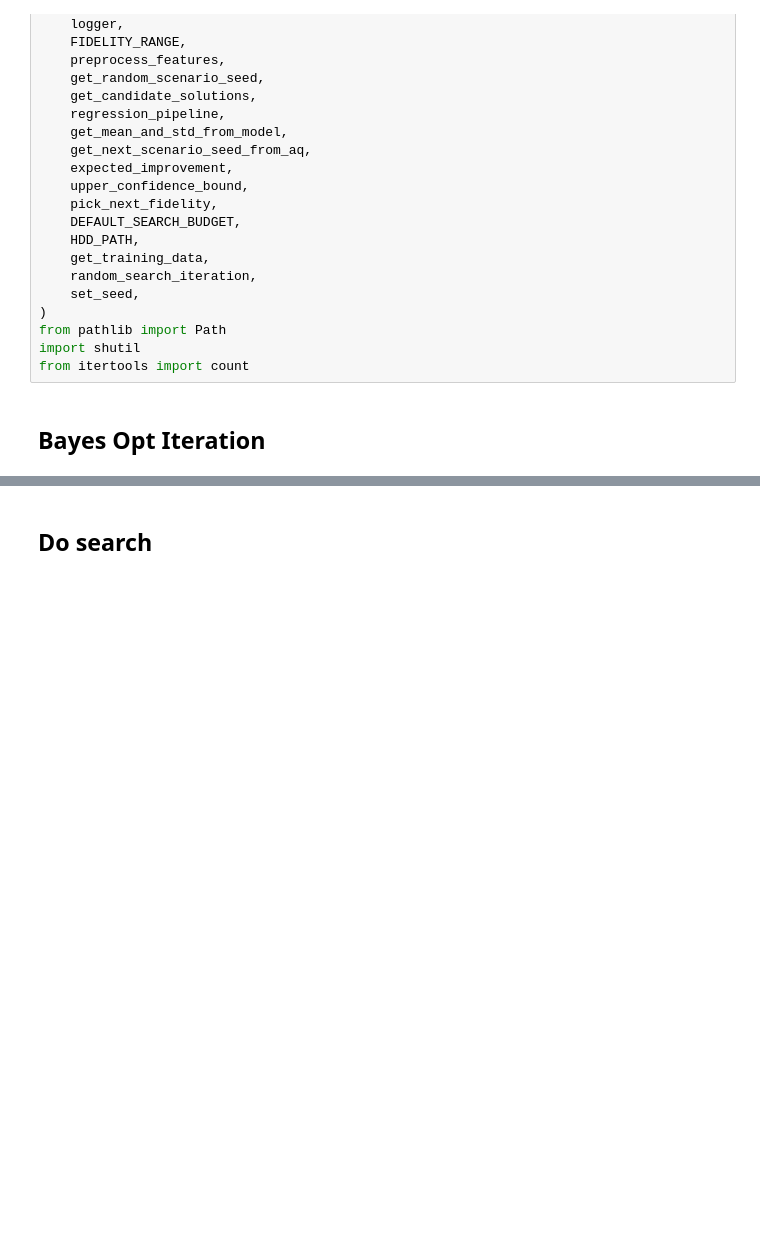
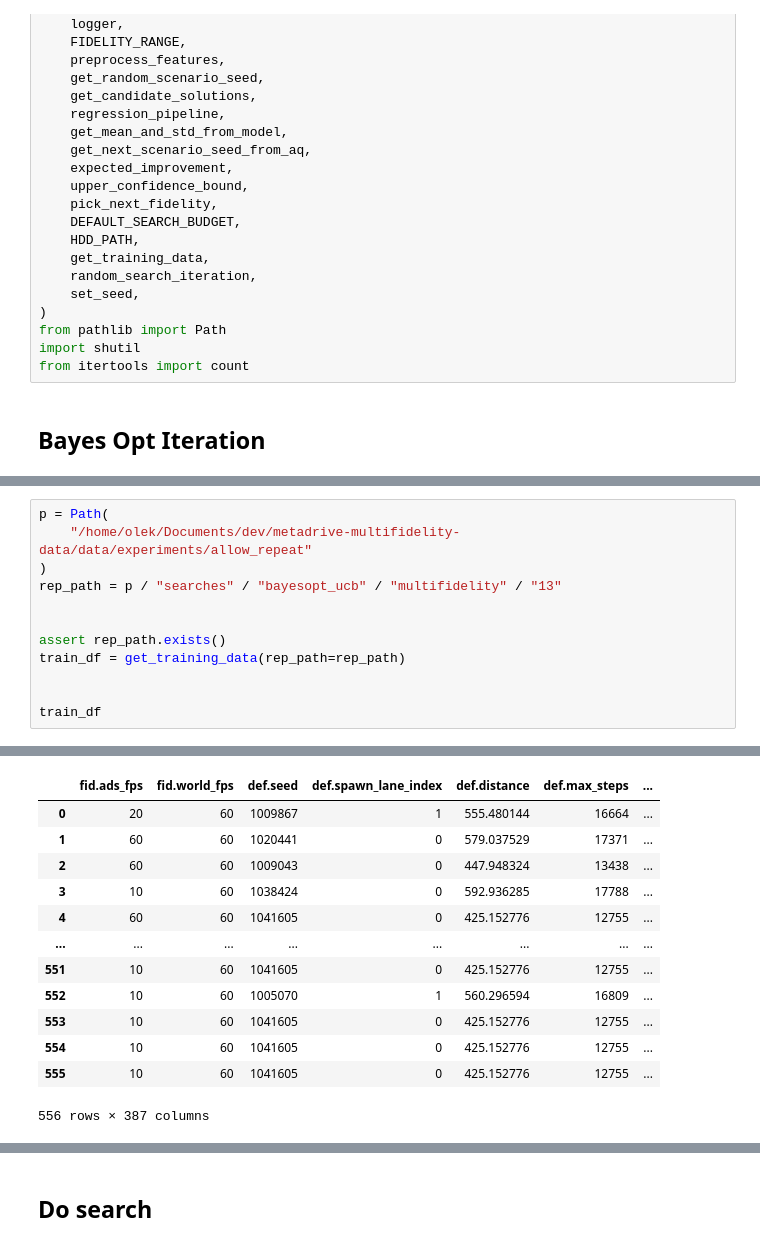
Before and after one commit to olek-osikowicz/metadrive, a Jupyter notebook: olek/allow_same_scenario_check.ipynb, the cells around one changed output, grey strips where cells are left out. Drawn from its saved outputs; the diff is of its cells as text; blank space fills up the shorter version.

```diff
--- a/olek/allow_same_scenario_check.ipynb
+++ b/olek/allow_same_scenario_check.ipynb
@@ -109 +131,14 @@ def bayes_opt_iteration_new(
     return next_seed, next_fidelity
+# %%
+p = Path(
+    "/home/olek/Documents/dev/metadrive-multifidelity-data/data/experiments/allow_repeat"
+)
+rep_path = p / "searches" / "bayesopt_ucb" / "multifidelity" / "13"
+
+
+assert rep_path.exists()
+train_df = get_training_data(rep_path=rep_path)
+
+
+train_df
+# %% [output]
@@ -109,0 +146,13 @@ def bayes_opt_iteration_new(
+|  | fid.ads_fps | fid.world_fps | def.seed | def.spawn_lane_index | def.distance | def.max_steps | ... |
+| 0 | 20 | 60 | 1009867 | 1 | 555.480144 | 16664 | ... |
+| 1 | 60 | 60 | 1020441 | 0 | 579.037529 | 17371 | ... |
+| 2 | 60 | 60 | 1009043 | 0 | 447.948324 | 13438 | ... |
+| 3 | 10 | 60 | 1038424 | 0 | 592.936285 | 17788 | ... |
+| 4 | 60 | 60 | 1041605 | 0 | 425.152776 | 12755 | ... |
+| ... | ... | ... | ... | ... | ... | ... | ... |
+| 551 | 10 | 60 | 1041605 | 0 | 425.152776 | 12755 | ... |
+| 552 | 10 | 60 | 1005070 | 1 | 560.296594 | 16809 | ... |
+| 553 | 10 | 60 | 1041605 | 0 | 425.152776 | 12755 | ... |
+| 554 | 10 | 60 | 1041605 | 0 | 425.152776 | 12755 | ... |
+| 555 | 10 | 60 | 1041605 | 0 | 425.152776 | 12755 | ... |
+556 rows × 387 columns
```
Also changed, not shown: parts of 9 cells of this notebook, 1 other file.
